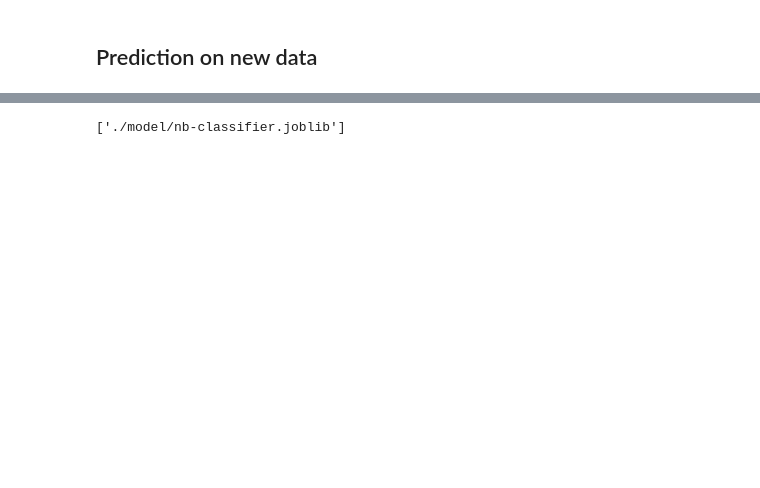
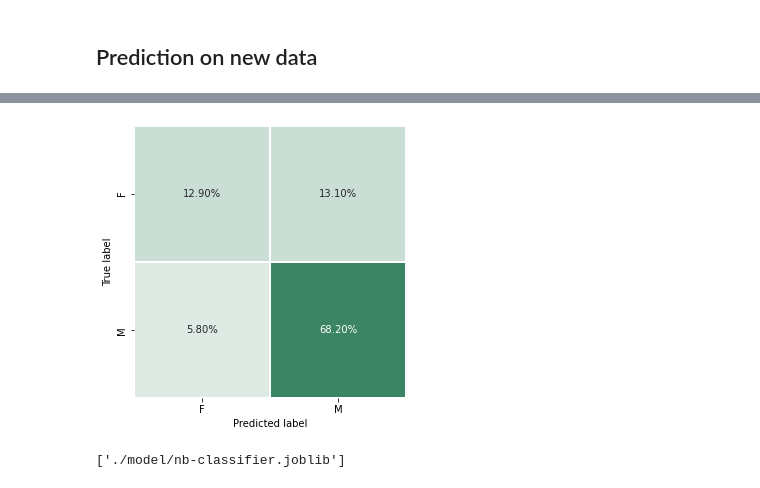
Before and after one commit to Awwn1k/Gender.io, a Jupyter notebook: nbClassifier.ipynb, the cells around one changed output, grey strips where cells are left out. Saved outputs shown, nothing was run; the diff lists cells and outputs as text; code cells hidden in the pictures; blank space fills up the shorter version.

```diff
--- a/nbClassifier.ipynb
+++ b/nbClassifier.ipynb
@@ -249,2 +146,12 @@ plt.savefig('./plots/cf-matrix.jpg', dpi=2400)
+# %%
+plt.figure(figsize = (6, 5))
+c_matrix = confusion_matrix(test_labels, predictions)
+c_map = sns.diverging_palette(220, 150, as_cmap = True)
+sns.heatmap(c_matrix/np.sum(c_matrix), center = 0, xticklabels=['F', 'M'], fmt='.2%', yticklabels=['F', 'M'], cmap=c_map, annot= True, square = True, linewidths= 0.5, cbar=False)
+plt.ylabel('True label')
+plt.xlabel('Predicted label')
+plt.savefig('./plots/cf-matrix-per.jpg', dpi=1200)
+# %% [output]
+[figure, added]
 # %%
 from joblib import dump, load
```
Also changed, not shown: parts of 72 cells of this notebook, 7 other files.
